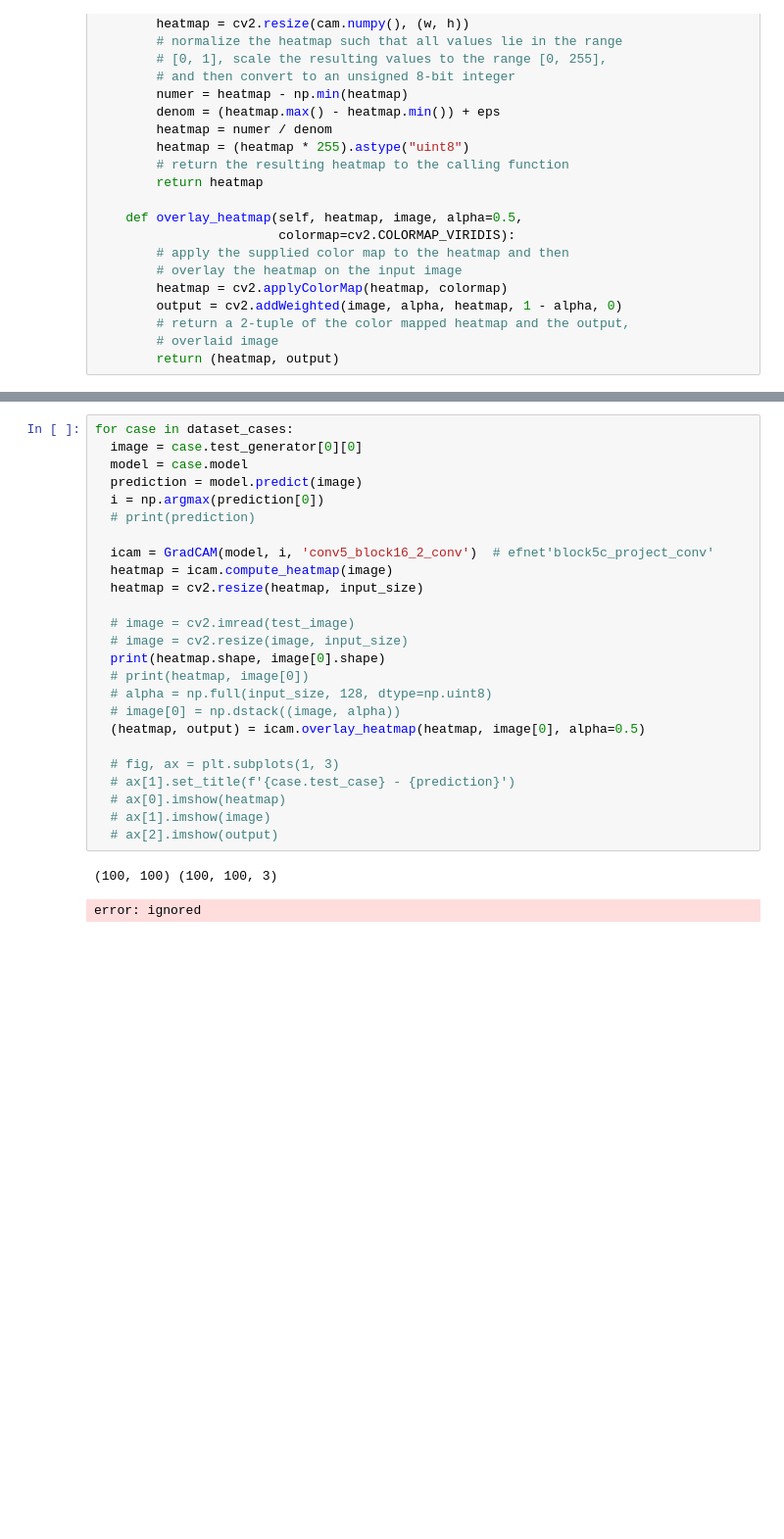
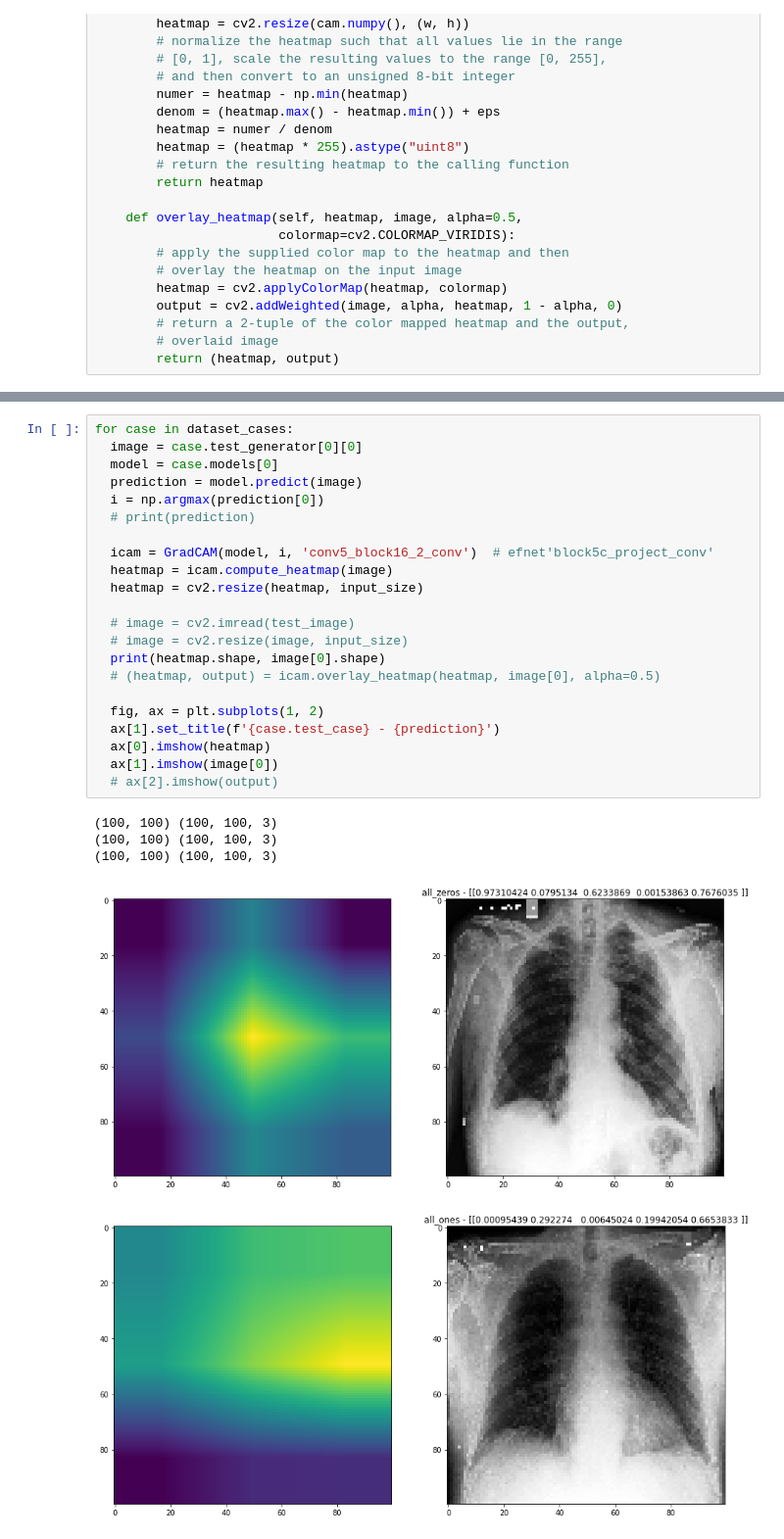
Before and after one commit to vassilispapadop/chexpert, a Jupyter notebook: CheXpert-nb-small.ipynb, the cells around one changed output, grey strips where cells are left out. Shown at 98% size. Saved outputs shown, nothing was run; the diff lists cells and outputs as text; blank space fills up the shorter version.

```diff
--- a/CheXpert-nb-small.ipynb
+++ b/CheXpert-nb-small.ipynb
@@ -672,28 +674,28 @@ dense_1
 # %%
 for case in dataset_cases:
   image = case.test_generator[0][0]
-  model = case.model
+  model = case.models[0]
   prediction = model.predict(image)
   i = np.argmax(prediction[0])
   # print(prediction)
 
   icam = GradCAM(model, i, 'conv5_block16_2_conv')  # efnet'block5c_project_conv'
   heatmap = icam.compute_heatmap(image)
   heatmap = cv2.resize(heatmap, input_size)
 
   # image = cv2.imread(test_image)
   # image = cv2.resize(image, input_size)
   print(heatmap.shape, image[0].shape)
-  # print(heatmap, image[0])
-  # alpha = np.full(input_size, 128, dtype=np.uint8)
-  # image[0] = np.dstack((image, alpha))
-  (heatmap, output) = icam.overlay_heatmap(heatmap, image[0], alpha=0.5)
+  # (heatmap, output) = icam.overlay_heatmap(heatmap, image[0], alpha=0.5)
 
-  # fig, ax = plt.subplots(1, 3)
-  # ax[1].set_title(f'{case.test_case} - {prediction}')
-  # ax[0].imshow(heatmap)
-  # ax[1].imshow(image)
+  fig, ax = plt.subplots(1, 2)
+  ax[1].set_title(f'{case.test_case} - {prediction}')
+  ax[0].imshow(heatmap)
+  ax[1].imshow(image[0])
   # ax[2].imshow(output)
 # %% [output]
 (100, 100) (100, 100, 3)
+(100, 100) (100, 100, 3)
+(100, 100) (100, 100, 3)
-error: ignored
+[figure, added]
+[figure, added]
```
Also changed, not shown: parts of 4 cells of this notebook.
